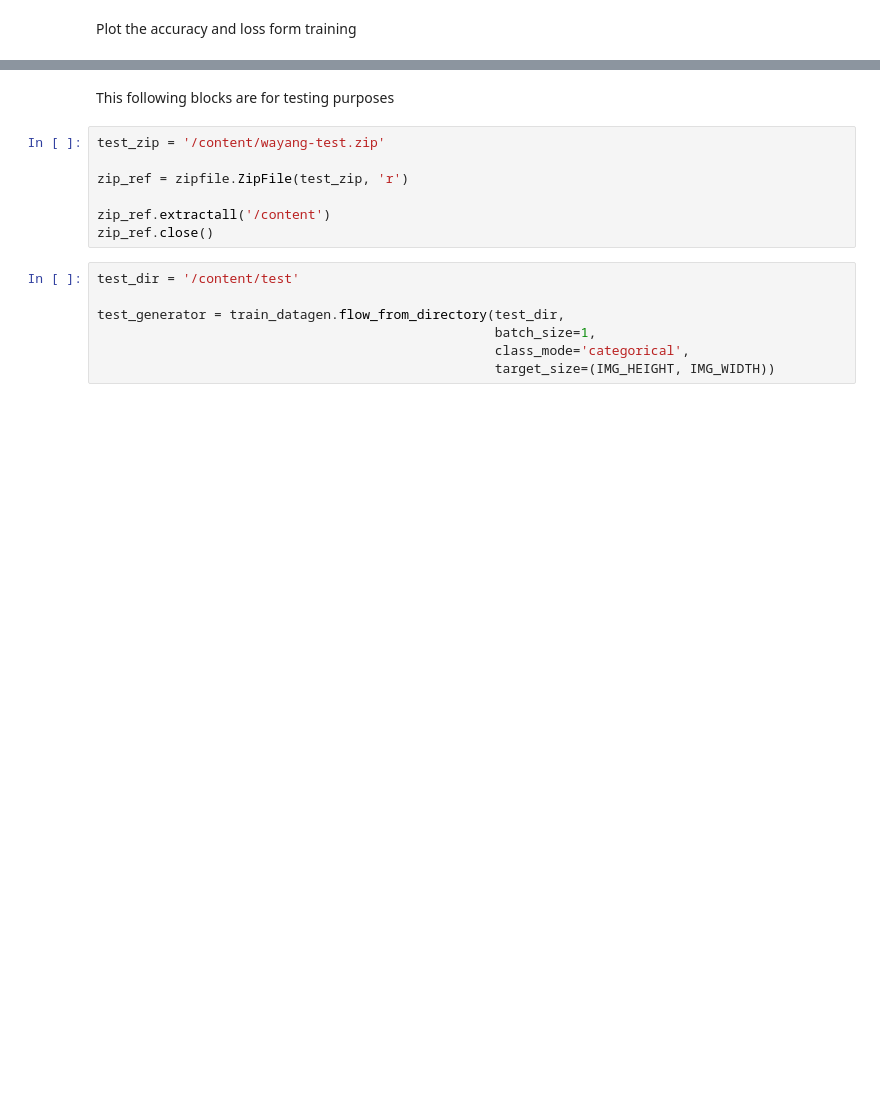
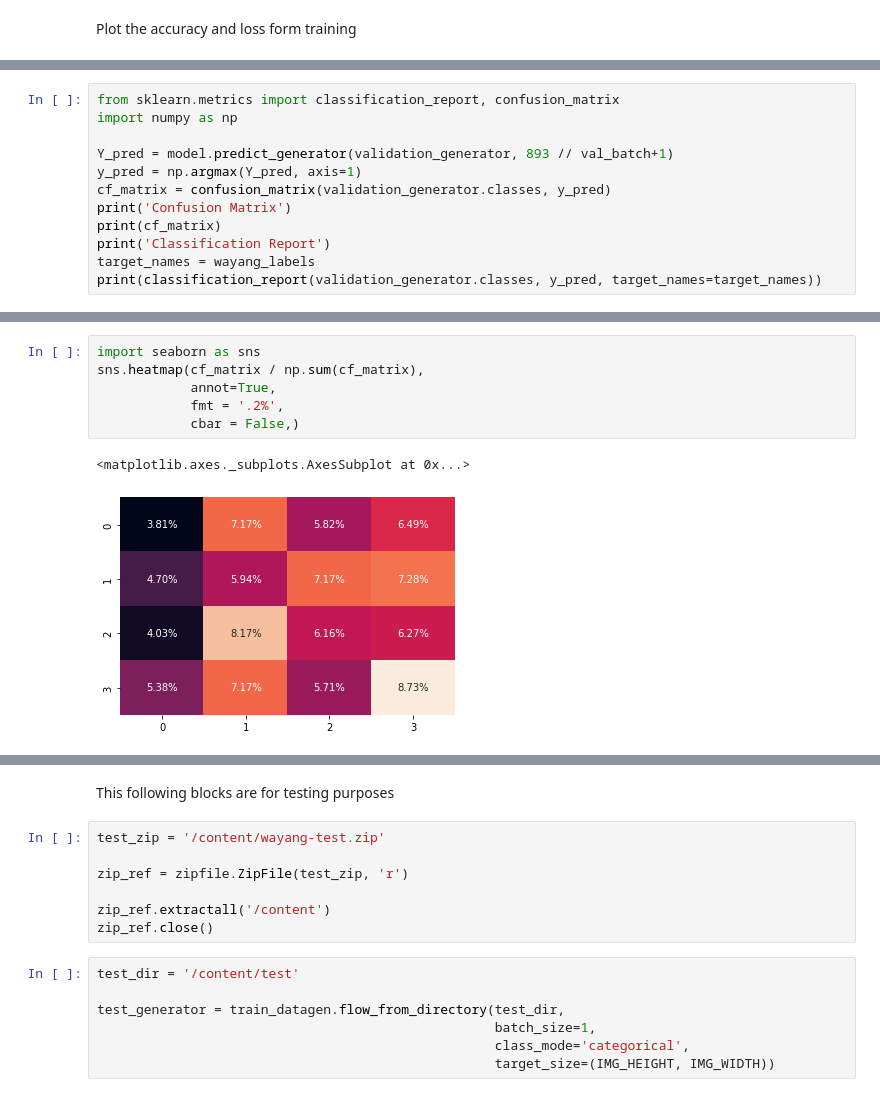
Before and after one commit to mrtalhim/ttow-ML, a Jupyter notebook: wayang_mobilenet.ipynb, the cells around one changed output, grey strips where cells are left out. Saved outputs shown, nothing was run; the diff lists cells and outputs as text; blank space fills up the shorter version.

```diff
--- a/wayang_mobilenet.ipynb
+++ b/wayang_mobilenet.ipynb
@@ -198,0 +194,12 @@ Text(0.5, 1.0, 'Training and validation loss')
+# %%
+from sklearn.metrics import classification_report, confusion_matrix
+import numpy as np
+
+Y_pred = model.predict_generator(validation_generator, 893 // val_batch+1)
+y_pred = np.argmax(Y_pred, axis=1)
+cf_matrix = confusion_matrix(validation_generator.classes, y_pred)
+print('Confusion Matrix')
+print(cf_matrix)
+print('Classification Report')
+target_names = wayang_labels
+print(classification_report(validation_generator.classes, y_pred, target_names=target_names))
@@ -199,3 +223,12 @@ Text(0.5, 1.0, 'Training and validation loss')
+# %%
+import seaborn as sns
+sns.heatmap(cf_matrix / np.sum(cf_matrix),
+            annot=True,
+            fmt = '.2%',
+            cbar = False,)
+# %% [output]
+<matplotlib.axes._subplots.AxesSubplot at 0x...>
+[figure, added]
 # %%
 import numpy as np
 import os
```
Also changed, not shown: parts of 13 cells of this notebook.
